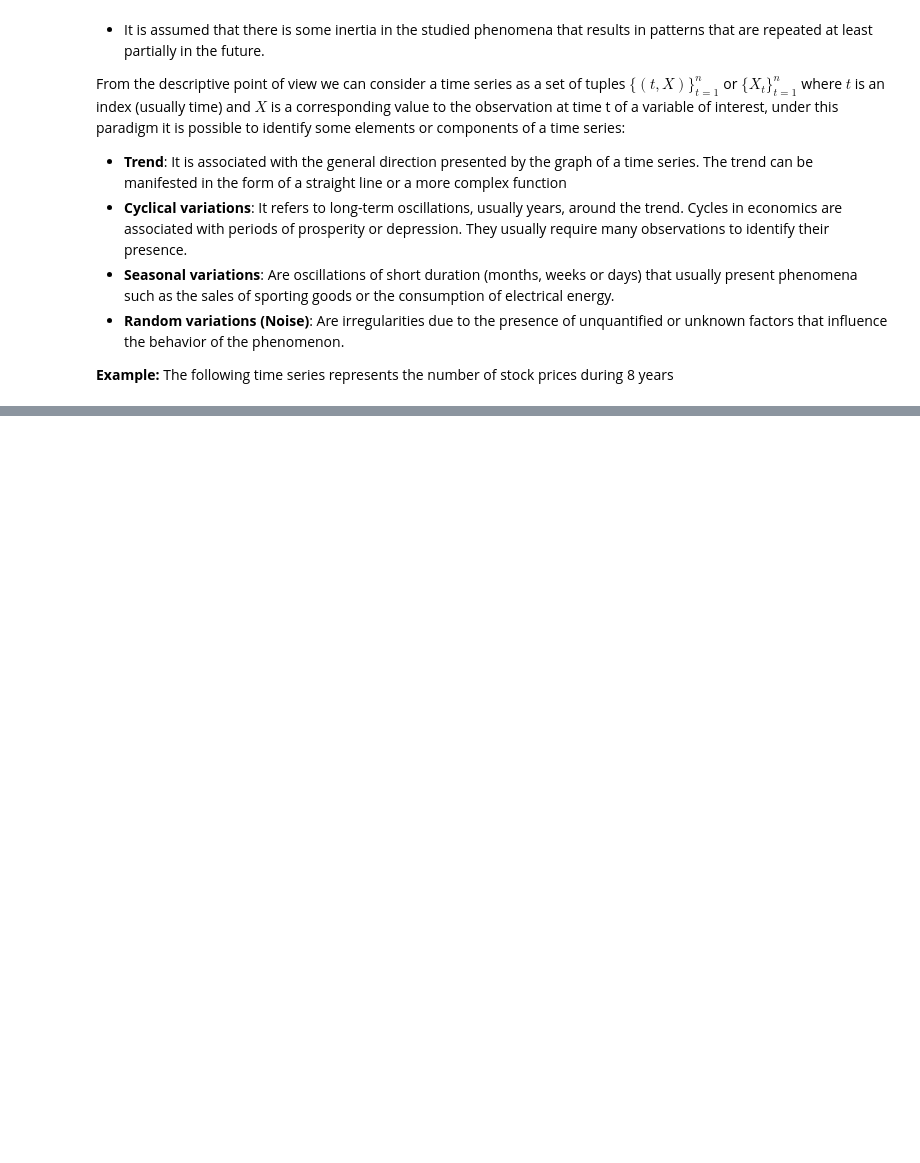
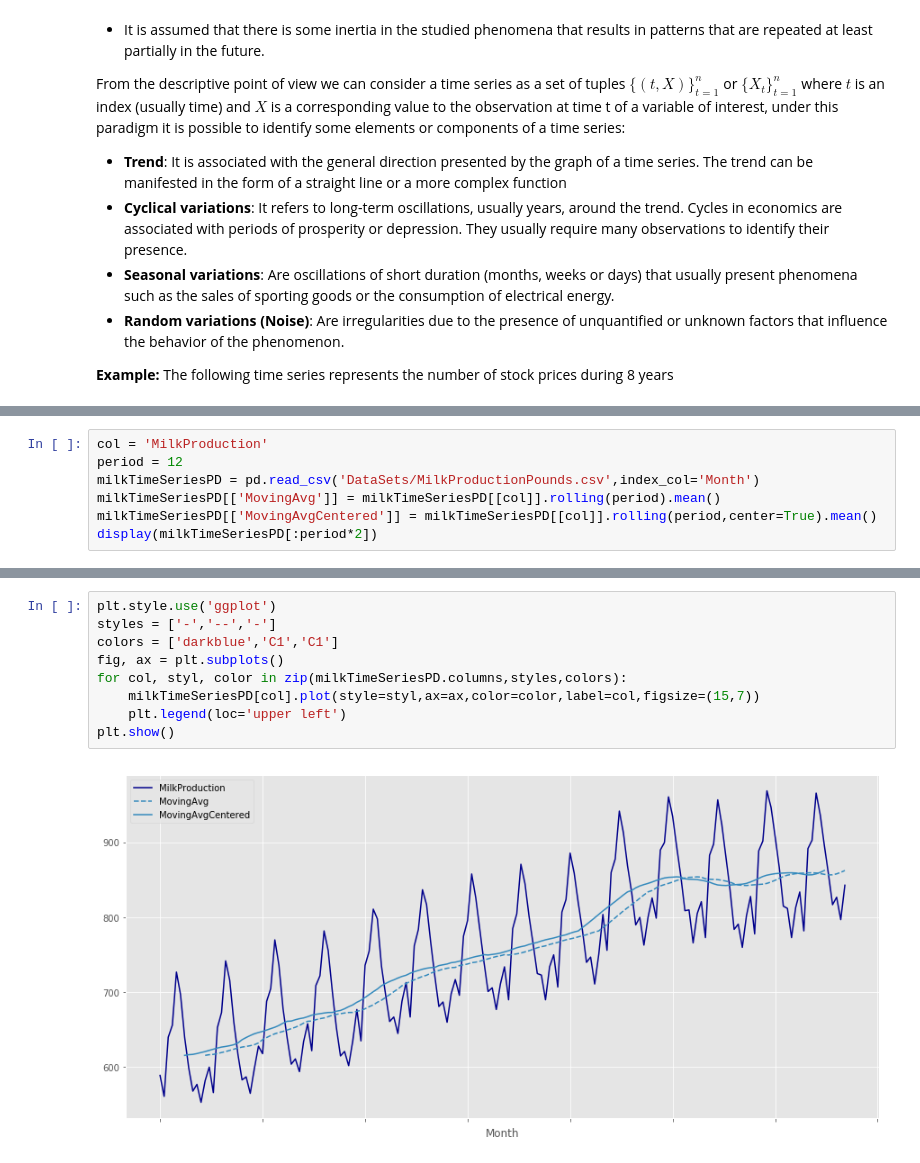
Before and after one commit to ErickEduardoAH/TimeSeriesAnalysis, a Jupyter notebook: 1.1 Time Series Descriptive Models - time series smoothing methods.ipynb, the cells around one changed output, grey strips where cells are left out. Saved outputs shown, nothing was run; the diff lists cells and outputs as text; blank space fills up the shorter version.

```diff
--- a/1.1 Time Series Descriptive Models - time series smoothing methods.ipynb
+++ b/1.1 Time Series Descriptive Models - time series smoothing methods.ipynb
@@ -73,0 +89,7 @@ This equations derives an alternative form of moving average computation, based
+# %%
+col = 'MilkProduction'
+period = 12
+milkTimeSeriesPD = pd.read_csv('DataSets/MilkProductionPounds.csv',index_col='Month')
+milkTimeSeriesPD[['MovingAvg']] = milkTimeSeriesPD[[col]].rolling(period).mean()
+milkTimeSeriesPD[['MovingAvgCentered']] = milkTimeSeriesPD[[col]].rolling(period,center=True).mean()
+display(milkTimeSeriesPD[:period*2])
@@ -73,0 +115,11 @@ This equations derives an alternative form of moving average computation, based
+# %%
+plt.style.use('ggplot')
+styles = ['-','--','-']
+colors = ['darkblue','C1','C1']
+fig, ax = plt.subplots()
+for col, styl, color in zip(milkTimeSeriesPD.columns,styles,colors):
+    milkTimeSeriesPD[col].plot(style=styl,ax=ax,color=color,label=col,figsize=(15,7))
+    plt.legend(loc='upper left')
+plt.show()
+# %% [output]
+[figure, added]
```
Also changed, not shown: parts of 4 cells of this notebook, 1 other file.
